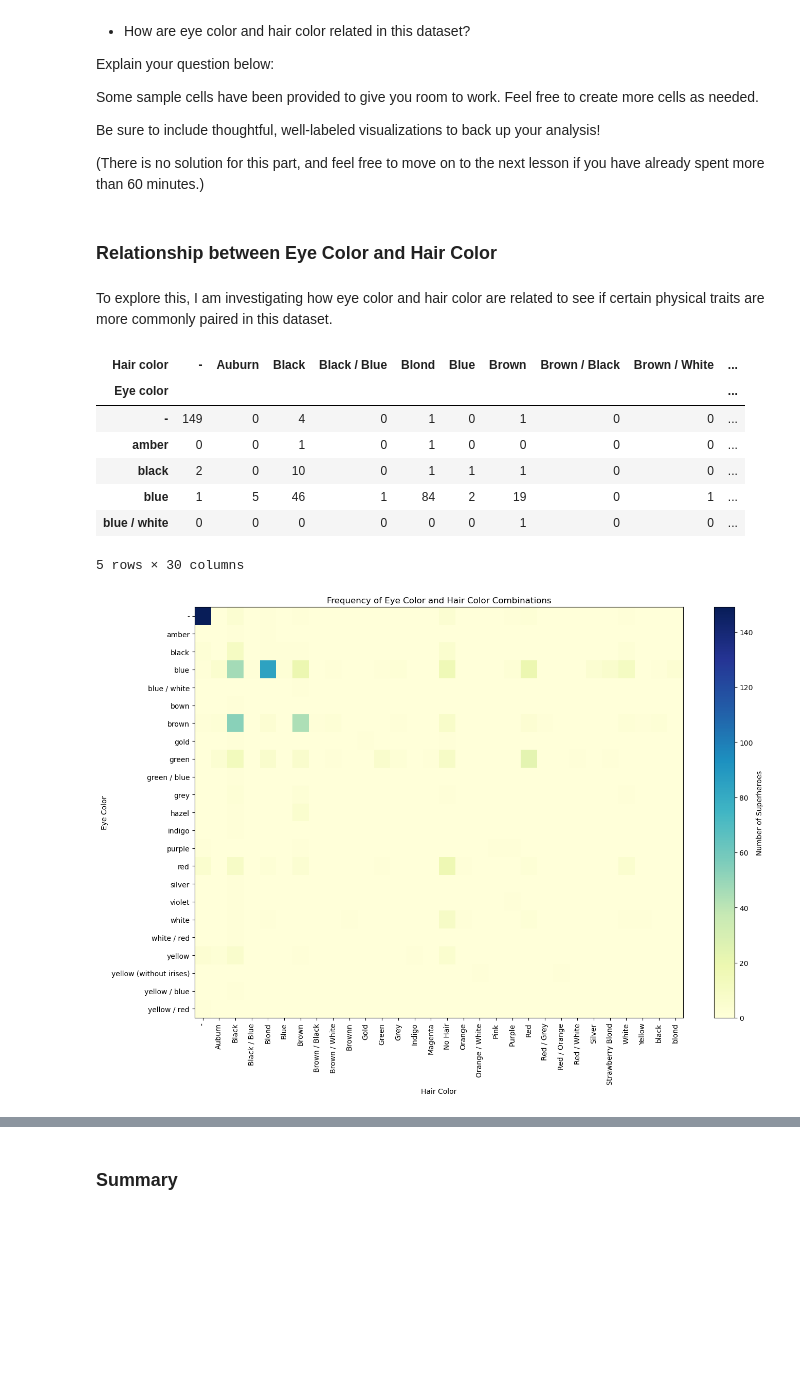
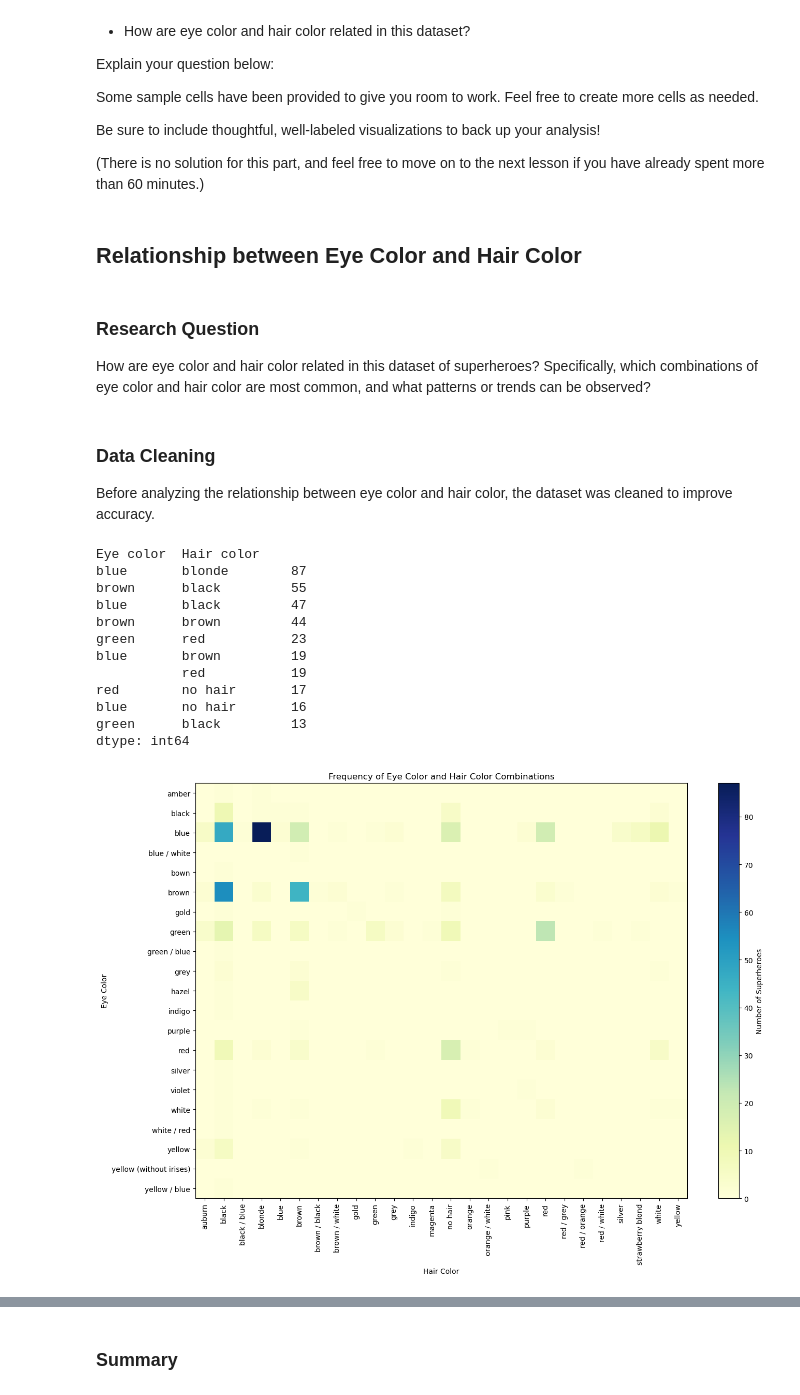
Before and after one commit to YasmeenY/DS_Course0_Week1_Module5_DataPy, a Jupyter notebook: DS_Course0_Week1_Module5_DataPy.ipynb, the cells around one changed output, grey strips where cells are left out. Drawn from its saved outputs; the diff is of its cells as text; code cells hidden in the pictures; blank space fills up the shorter version.

```diff
--- a/DS_Course0_Week1_Module5_DataPy.ipynb
+++ b/DS_Course0_Week1_Module5_DataPy.ipynb
@@ -720,39 +720,66 @@ Be sure to include thoughtful, well-labeled visualizations to back up your analy
 
 (There is no solution for this part, and feel free to move on to the next lesson if you have already spent more than 60 minutes.)
 # %% [markdown]
-### Relationship between Eye Color and Hair Color
+## Relationship between Eye Color and Hair Color
 # %% [markdown]
-To explore this, I am investigating how eye color and hair color are related to see if certain physical traits are more commonly paired in this dataset.
+### Research Question
+
+How are eye color and hair color related in this dataset of superheroes? Specifically, which combinations of eye color and hair color are most common, and what patterns or trends can be observed?
+# %% [markdown]
+### Data Cleaning
+
+Before analyzing the relationship between eye color and hair color, the dataset was cleaned to improve accuracy.
+# %%
+## Remove missing values
+clean_df = heroes_df[
+    (heroes_df["Eye color"] != "-") &
+    (heroes_df["Hair color"] != "-")
+]
+
+# Standardize text
+clean_df["Eye color"] = clean_df["Eye color"].str.lower().str.strip()
+clean_df["Hair color"] = clean_df["Hair color"].str.lower().str.strip()
+
+# Fix obvious typos
+clean_df["Hair color"] = clean_df["Hair color"].replace({
+    "brownn": "brown",
+    "blond": "blonde"
+})
 # %%
 # Create a frequency table for Eye color and Hair color
-color_crosstab = pd.crosstab(heroes_df["Eye color"], heroes_df["Hair color"])
+color_crosstab = pd.crosstab(clean_df["Eye color"], clean_df["Hair color"])
 
-# Display the crosstab
-color_crosstab.head()
+# Display the top 10 most common eye-hair combinations
+color_crosstab.stack().sort_values(ascending=False).head(10)
 # %% [output]
-| Hair color | - | Auburn | Black | Black / Blue | Blond | Blue | Brown | Brown / Black | Brown / White | ... |
-| Eye color |  |  |  |  |  |  |  |  |  | ... |
-| - | 149 | 0 | 4 | 0 | 1 | 0 | 1 | 0 | 0 | ... |
-| amber | 0 | 0 | 1 | 0 | 1 | 0 | 0 | 0 | 0 | ... |
-| black | 2 | 0 | 10 | 0 | 1 | 1 | 1 | 0 | 0 | ... |
-| blue | 1 | 5 | 46 | 1 | 84 | 2 | 19 | 0 | 1 | ... |
-| blue / white | 0 | 0 | 0 | 0 | 0 | 0 | 1 | 0 | 0 | ... |
-5 rows × 30 columns
+Eye color  Hair color
+blue       blonde        87
+brown      black         55
+blue       black         47
+brown      brown         44
+green      red           23
+blue       brown         19
+           red           19
+red        no hair       17
+blue       no hair       16
+green      black         13
+dtype: int64
 # %%
 # Create a heatmap using matplotlib
 plt.figure(figsize=(14, 10))
-plt.imshow(color_crosstab, cmap='YlGnBu', aspect='auto')
+plt.imshow(color_crosstab, cmap='YlGnBu', aspect='auto', interpolation='nearest')
 
 # Set the axis labels and ticks
 plt.colorbar(label='Number of Superheroes')
 plt.xticks(range(len(color_crosstab.columns)), color_crosstab.columns, rotation=90)
 plt.yticks(range(len(color_crosstab.index)), color_crosstab.index)
 
 plt.title("Frequency of Eye Color and Hair Color Combinations")
 plt.xlabel("Hair Color")
 plt.ylabel("Eye Color")
+
 plt.tight_layout()
 plt.show()
 # %% [output]
-[figure, old version]
+[figure, new version]
 # %% [markdown]
```
Also changed, not shown: parts of 1 cell of this notebook.
